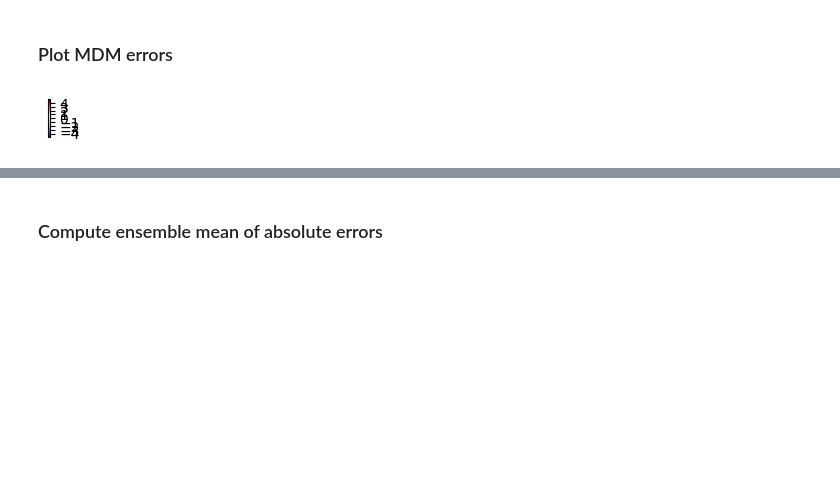
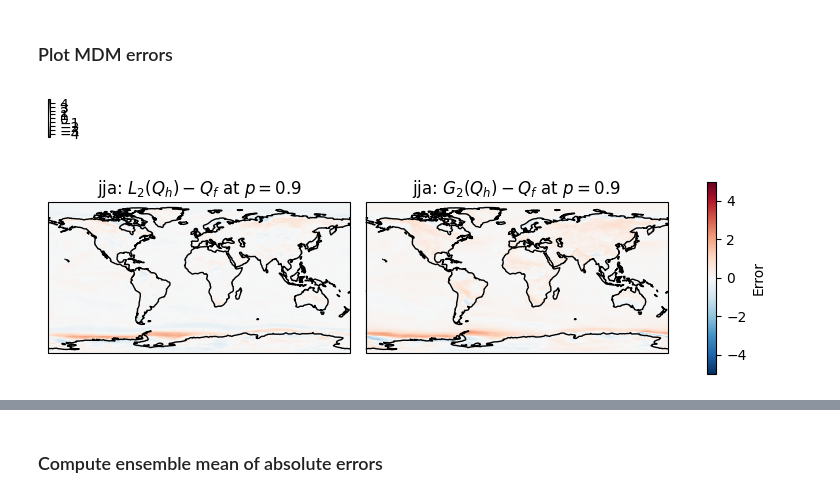
Before and after one commit to hrhampapura/moment_delta_mapping, a Jupyter notebook: notebooks/ncar_casper/04_seasonal_errors.ipynb, the cells around one changed output, grey strips where cells are left out. Saved outputs shown, nothing was run; the diff lists cells and outputs as text; code cells hidden in the pictures; blank space fills up the shorter version.

```diff
--- a/notebooks/ncar_casper/04_seasonal_errors.ipynb
+++ b/notebooks/ncar_casper/04_seasonal_errors.ipynb
@@ -583,27 +577,29 @@ plt.gca().set_visible(False)
 # %%
 # %%time
 member =0
-# # Creating a figure and axes
-# fig, axs = plt.subplots(nrows=1, ncols=2, figsize=(10,5), subplot_kw={'projection': cart.crs.PlateCarree()}\
-#                        , gridspec_kw = {'wspace':0.05, 'hspace':0.2})
+# Creating a figure and axes
+fig, axs = plt.subplots(nrows=1, ncols=2, figsize=(10,5), subplot_kw={'projection': cart.crs.PlateCarree()}\
+                       , gridspec_kw = {'wspace':0.05, 'hspace':0.2})
 
-# # Plotting qgmsc_err
-# qmdm_err_season.sel(quantile=0.9,method='nearest').isel(member_id=member).mean('dayofyear').plot(ax=axs[0], transform=cart.crs.PlateCarree(),\
-#                                                     add_colorbar=False, cmap=cmap, norm=norm)
-# axs[0].coastlines(color="black")
-# axs[0].set_title(season+r': $L_2(Q_h) - Q_f$ at $p=0.9$')
+# Plotting qgmsc_err
+qmdm_err_season.sel(quantile=0.9,method='nearest').isel(member_id=member).mean('dayofyear').plot(ax=axs[0], transform=cart.crs.PlateCarree(),\
+                                                    add_colorbar=False, cmap=cmap, norm=norm)
+axs[0].coastlines(color="black")
+axs[0].set_title(season+r': $L_2(Q_h) - Q_f$ at $p=0.9$')
 
-# # Plotting G2, gaussian error
-# im = qgauss_err_season.sel(quantile=0.9,method='nearest').isel(member_id=member).mean('dayofyear').plot(ax=axs[1], transform=cart.crs.PlateCarree(),\
-#                                                           add_colorbar=False, cmap=cmap, norm=norm)
-# axs[1].coastlines(color="black")
-# axs[1].set_title(season+': $G_2(Q_h) - Q_f$ at $p=0.9$')
+# Plotting G2, gaussian error
+im = qgauss_err_season.sel(quantile=0.9,method='nearest').isel(member_id=member).mean('dayofyear').plot(ax=axs[1], transform=cart.crs.PlateCarree(),\
+                                                          add_colorbar=False, cmap=cmap, norm=norm)
+axs[1].coastlines(color="black")
+axs[1].set_title(season+': $G_2(Q_h) - Q_f$ at $p=0.9$')
 
-# # Adding colorbar
-# cbar = plt.colorbar(im, ax=axs.ravel().tolist(), shrink=0.5, orientation='vertical')
-# cbar.set_label('Error')
+# Adding colorbar
+cbar = plt.colorbar(im, ax=axs.ravel().tolist(), shrink=0.5, orientation='vertical')
+cbar.set_label('Error')
 
-# plt.show()
+plt.show()
+# %% [output]
+[figure, added]
 # %%
 %%time
 # Creating a figure and axes
```
Also changed, not shown: parts of 21 cells of this notebook, 5 other files.
